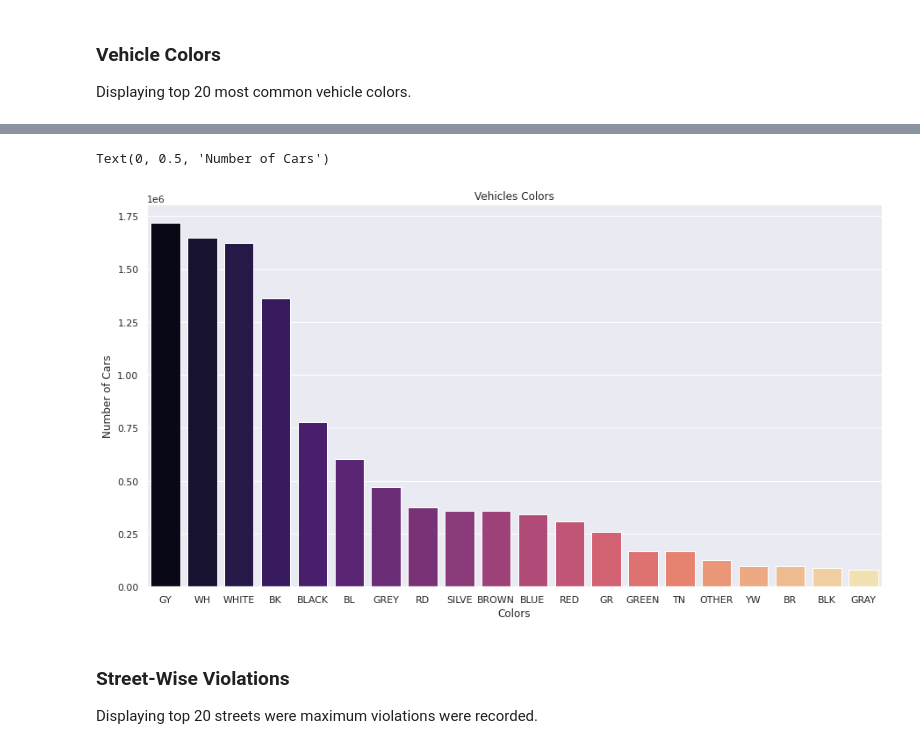
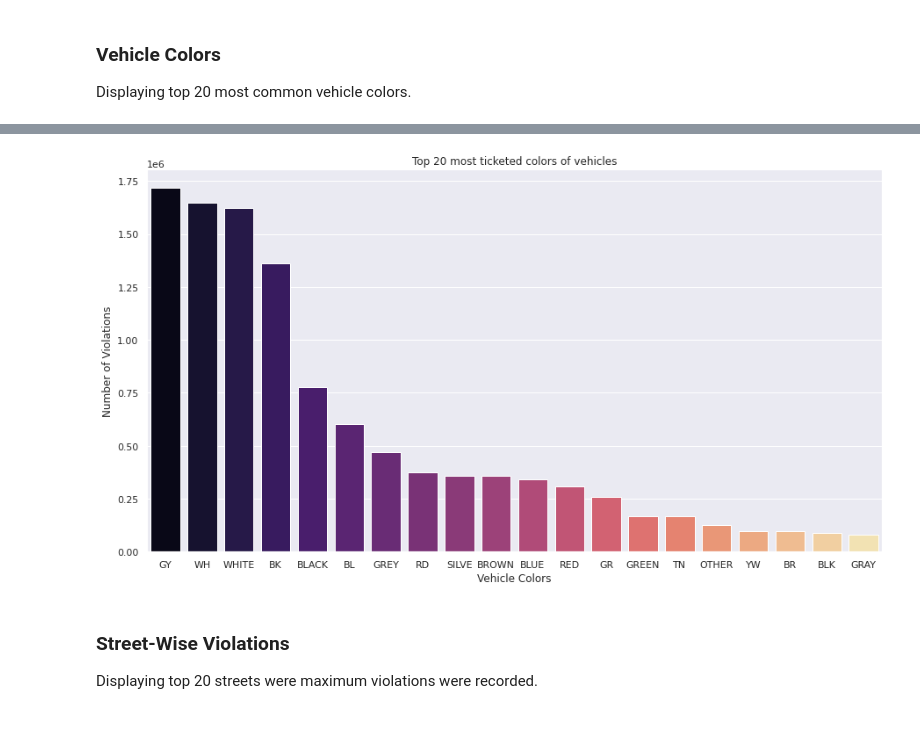
Before and after one commit to Amruta-Nadgouda/DataMiningProject, a Jupyter notebook: CMPE255_EDA_NYCParkingTickets.ipynb, the cells around one changed output, grey strips where cells are left out. Drawn from its saved outputs; the diff is of its cells as text; code cells hidden in the pictures.

```diff
--- a/CMPE255_EDA_NYCParkingTickets.ipynb
+++ b/CMPE255_EDA_NYCParkingTickets.ipynb
@@ -281,12 +280,12 @@ Name: Vehicle Color, dtype: int64
 # %%
 plt.figure(figsize=(15,8))
 sns.barplot(x = vehicle_Color.index, y = vehicle_Color.values, palette='magma')
-plt.title('Vehicles Colors')
-plt.xlabel('Colors')
-plt.ylabel('Number of Cars')
+plt.title('Top 20 most ticketed colors of vehicles')
+plt.xlabel('Vehicle Colors')
+plt.ylabel('Number of Violations')
+plt.show()
 # %% [output]
-Text(0, 0.5, 'Number of Cars')
-[figure, old version]
+[figure, new version]
 # %% [markdown]
 ### Street-Wise Violations
 
```
Also changed, not shown: parts of 7 cells of this notebook.
